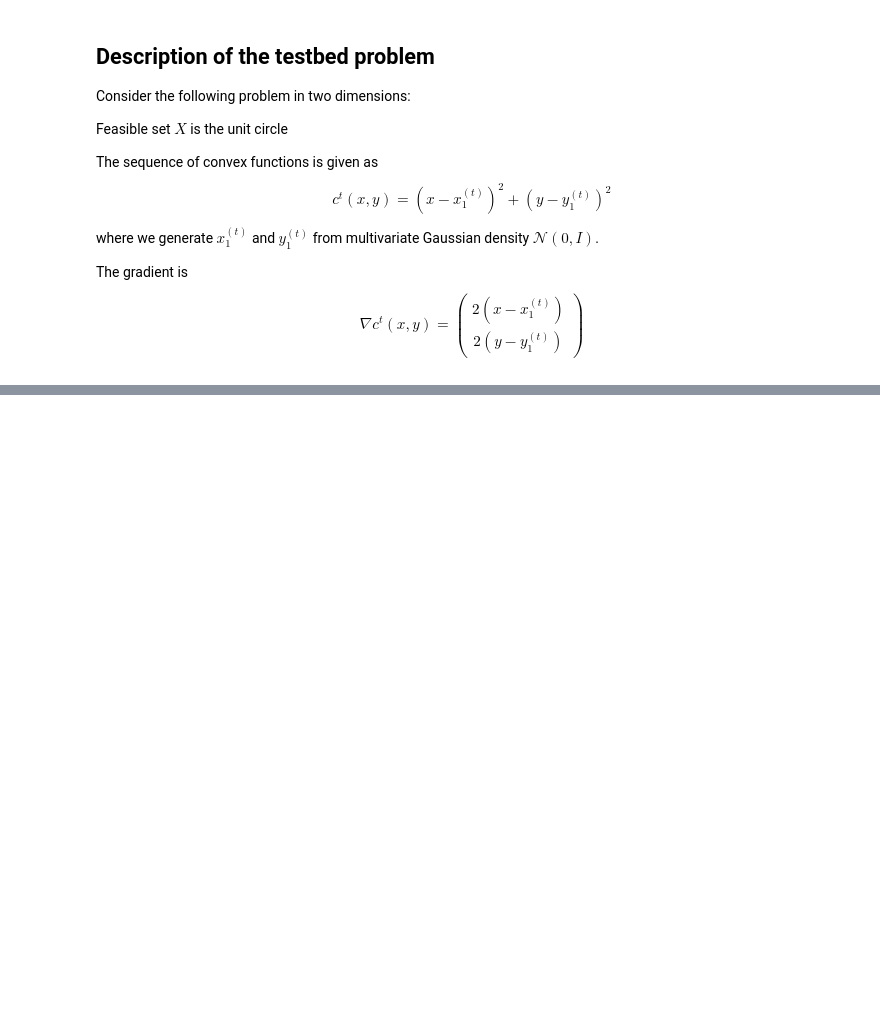
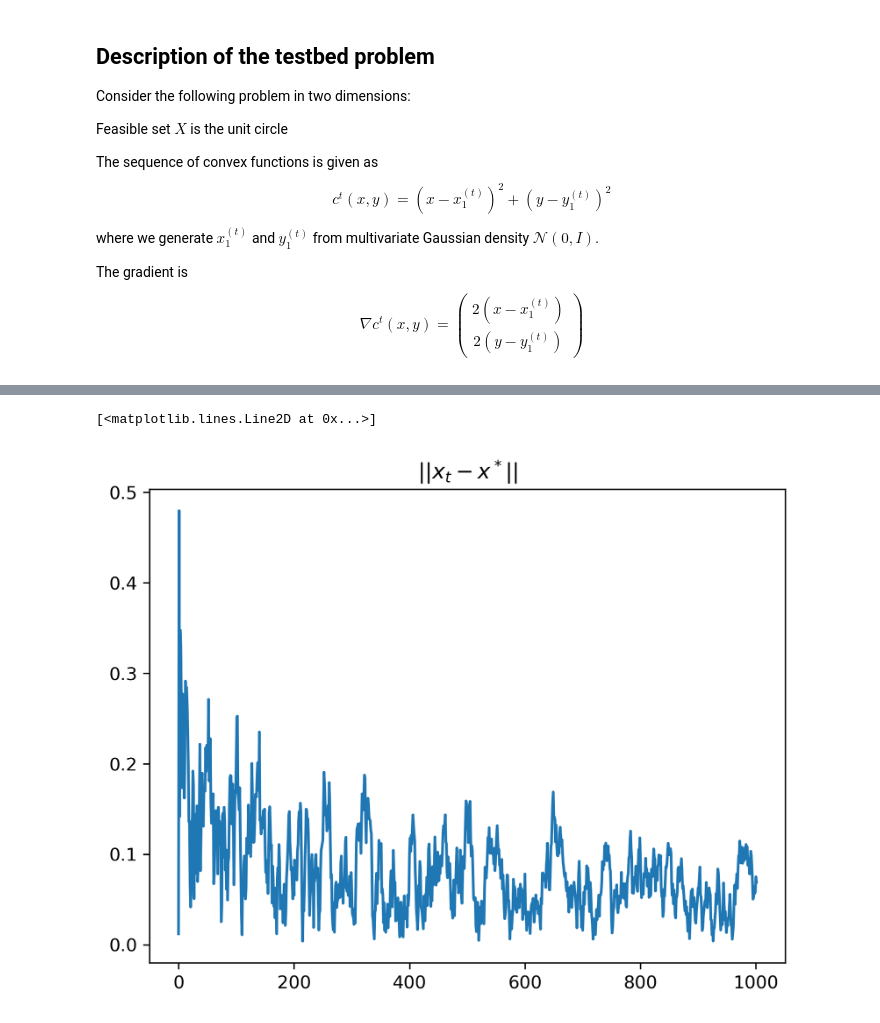
Before and after one commit to sladjkf/enee662_f2023_proj, a Jupyter notebook: greedy_projection_example.ipynb, the cells around one changed output, grey strips where cells are left out. Cells and saved outputs as stored; diff of their text form; code cells hidden in the pictures; blank space fills up the shorter version.

```diff
--- a/greedy_projection_example.ipynb
+++ b/greedy_projection_example.ipynb
@@ -113,0 +138,6 @@ plt.plot((np.array(rolling_costs)-np.array(rolling_offline_costs))/np.arange(1,s
+# %%
+plt.title(r"$||x_t - x^*||$")
+plt.plot([np.linalg.norm(x_t[t] - offline_x) for t in range(len(x_t))] )
+# %% [output]
+[<matplotlib.lines.Line2D at 0x...>]
+[figure, added]
```
Also changed, not shown: parts of 12 cells of this notebook, 2 other files.
